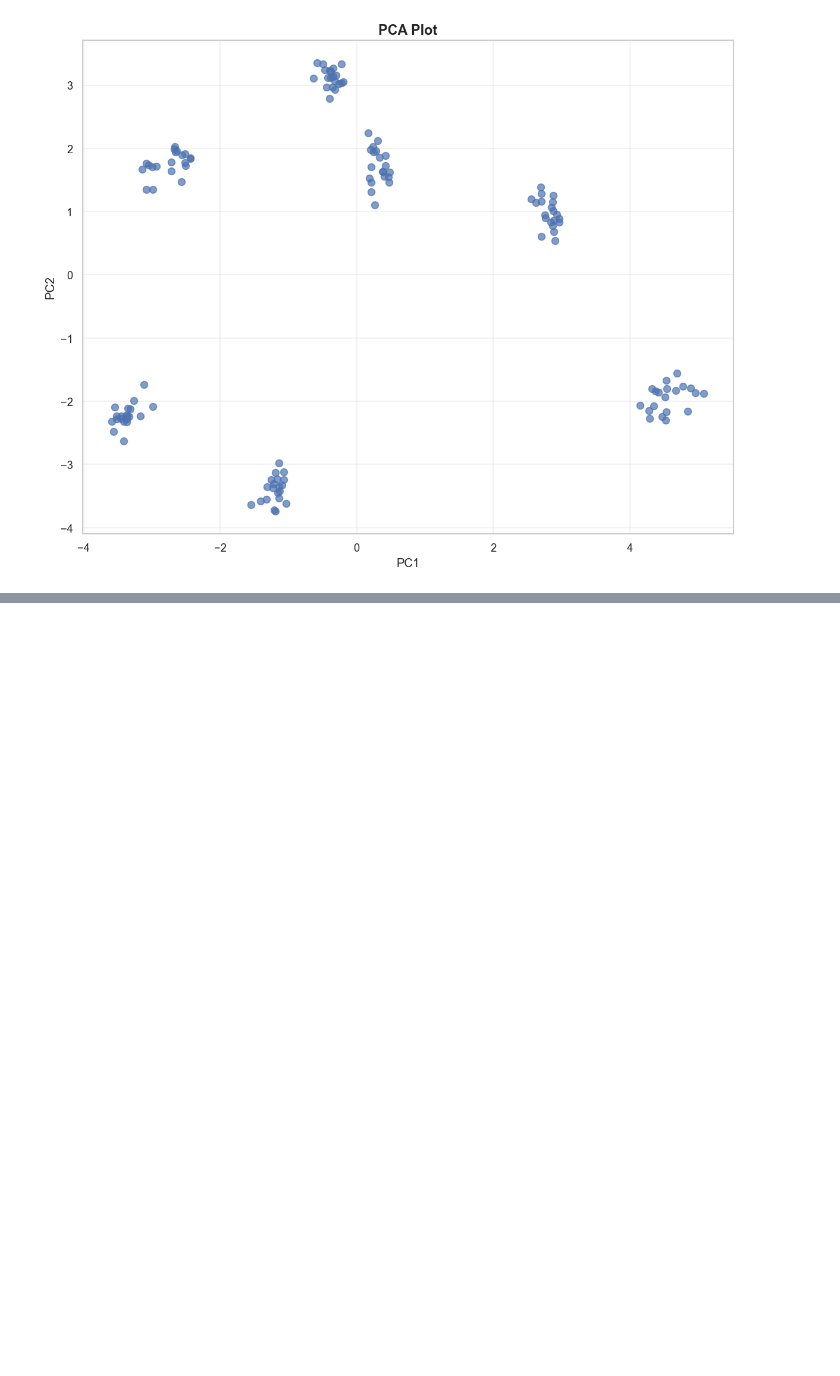
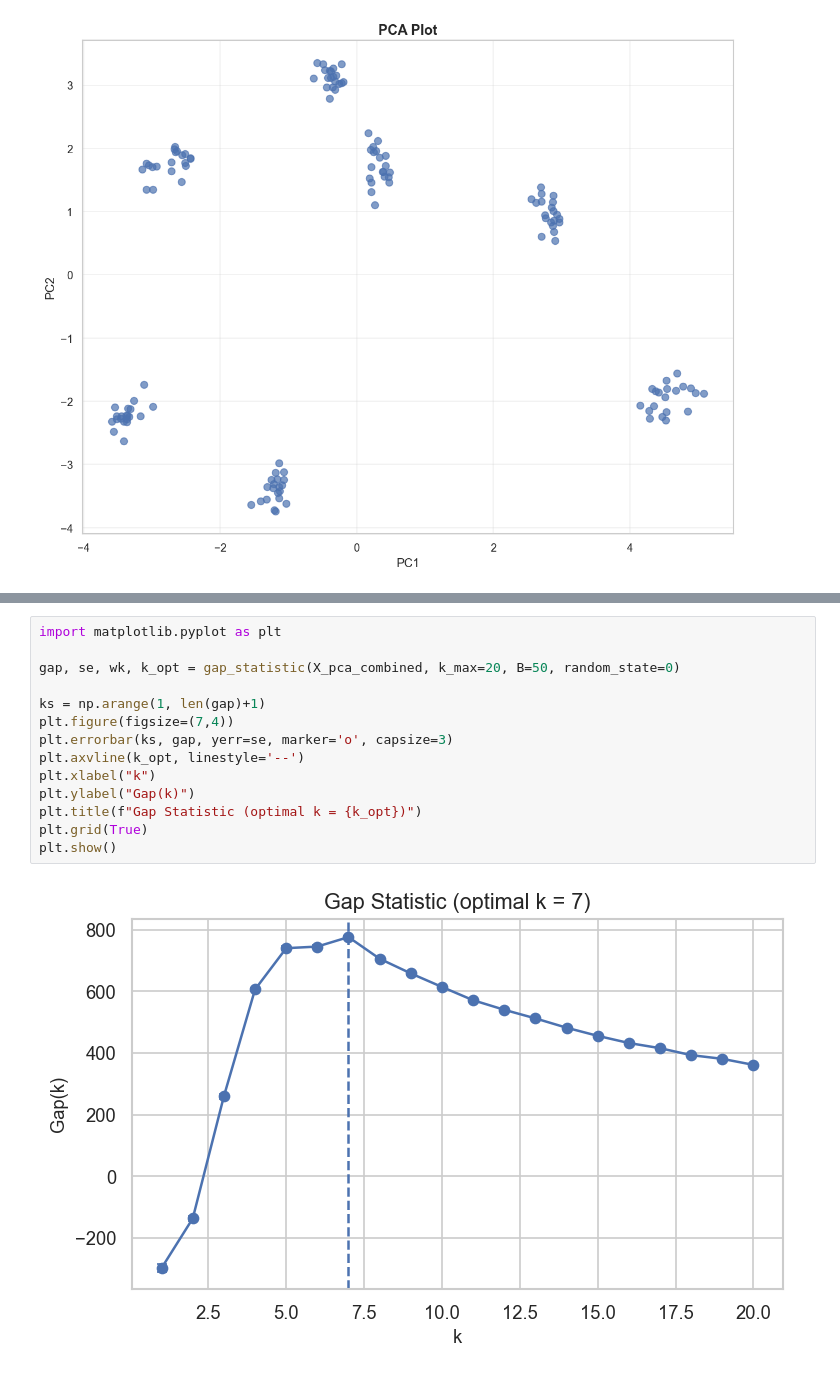
Before and after one commit to Schoggi-Mimi/omics_2025, a Jupyter notebook: Marc_playground.ipynb, the cells around one changed output, grey strips where cells are left out. Cells and saved outputs as stored; diff of their text form; blank space fills up the shorter version.

```diff
--- a/Marc_playground.ipynb
+++ b/Marc_playground.ipynb
@@ -254,0 +382,16 @@ plt.show()
+# %%
+import matplotlib.pyplot as plt
+
+gap, se, wk, k_opt = gap_statistic(X_pca_combined, k_max=20, B=50, random_state=0)
+
+ks = np.arange(1, len(gap)+1)
+plt.figure(figsize=(7,4))
+plt.errorbar(ks, gap, yerr=se, marker='o', capsize=3)
+plt.axvline(k_opt, linestyle='--')
+plt.xlabel("k")
+plt.ylabel("Gap(k)")
+plt.title(f"Gap Statistic (optimal k = {k_opt})")
+plt.grid(True)
+plt.show()
+# %% [output]
+[figure, added]
```
Also changed, not shown: parts of 22 cells of this notebook.
